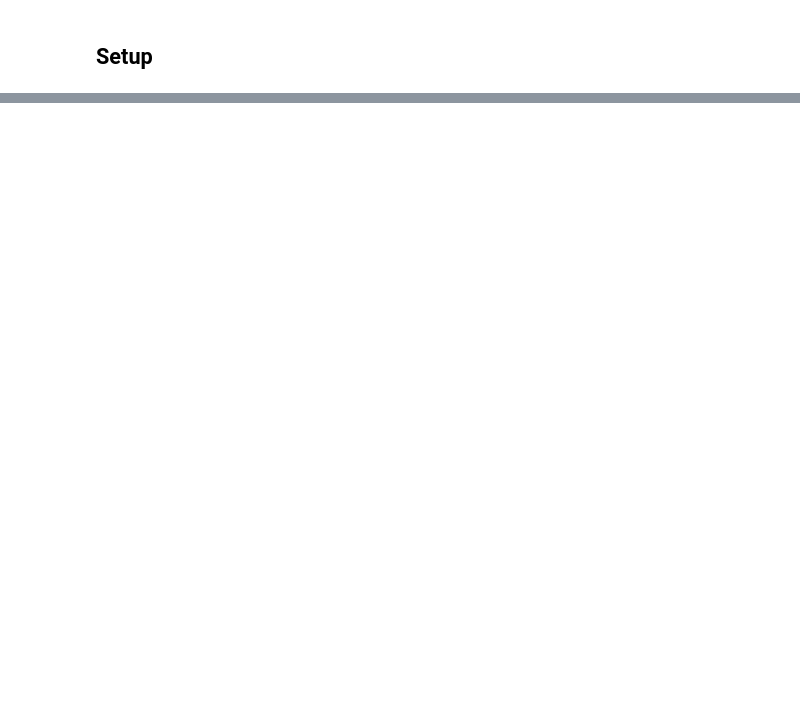
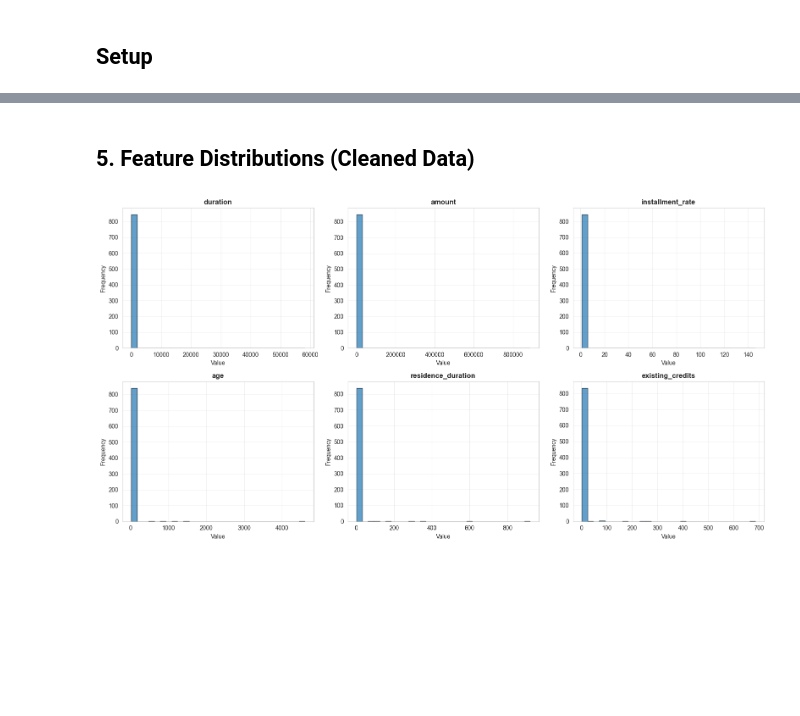
Before and after one commit to AlejandroDiaz10/MLOps, a Jupyter notebook: Fase2/notebooks/2.0-t34-feature-engineering.ipynb, the cells around one changed output, grey strips where cells are left out. Saved outputs shown, nothing was run; the diff lists cells and outputs as text; code cells hidden in the pictures; blank space fills up the shorter version.

```diff
--- a/Fase2/notebooks/2.0-t34-feature-engineering.ipynb
+++ b/Fase2/notebooks/2.0-t34-feature-engineering.ipynb
@@ -126,0 +159,22 @@ plt.show()
+# %%
+# Detect outliers using IQR method
+outlier_summary = {}
+
+for col in continuous_features:
+    Q1 = df_clean[col].quantile(0.25)
+    Q3 = df_clean[col].quantile(0.75)
+    IQR = Q3 - Q1
+    lower_bound = Q1 - 1.5 * IQR
+    upper_bound = Q3 + 1.5 * IQR
+
+    outliers = ((df_clean[col] < lower_bound) | (df_clean[col] > upper_bound)).sum()
+    outlier_summary[col] = {
+        "outliers": outliers,
+        "percentage": 100 * outliers / len(df_clean),
+    }
+
+outlier_df = pd.DataFrame(outlier_summary).T
+outlier_df = outlier_df.sort_values("outliers", ascending=False)
+
+print("\nOutlier Summary (IQR Method):")
+print(outlier_df[outlier_df["outliers"] > 0])
@@ -126,0 +190,22 @@ plt.show()
+# %% [markdown]
+## 5. Feature Distributions (Cleaned Data)
+# %%
+# Plot distributions
+fig, axes = plt.subplots(3, 3, figsize=(16, 12))
+axes = axes.flatten()
+
+for idx, col in enumerate(continuous_features[:9]):
+    df_clean[col].hist(bins=30, ax=axes[idx], edgecolor="black", alpha=0.7)
+    axes[idx].set_title(col, fontweight="bold")
+    axes[idx].set_xlabel("Value")
+    axes[idx].set_ylabel("Frequency")
+    axes[idx].grid(alpha=0.3)
+
+# Hide unused subplots
+for idx in range(len(continuous_features[:9]), 9):
+    axes[idx].axis("off")
+
+plt.tight_layout()
+plt.show()
+# %% [output]
+[figure, added]
```
Also changed, not shown: parts of 27 cells of this notebook, 50 other files.
